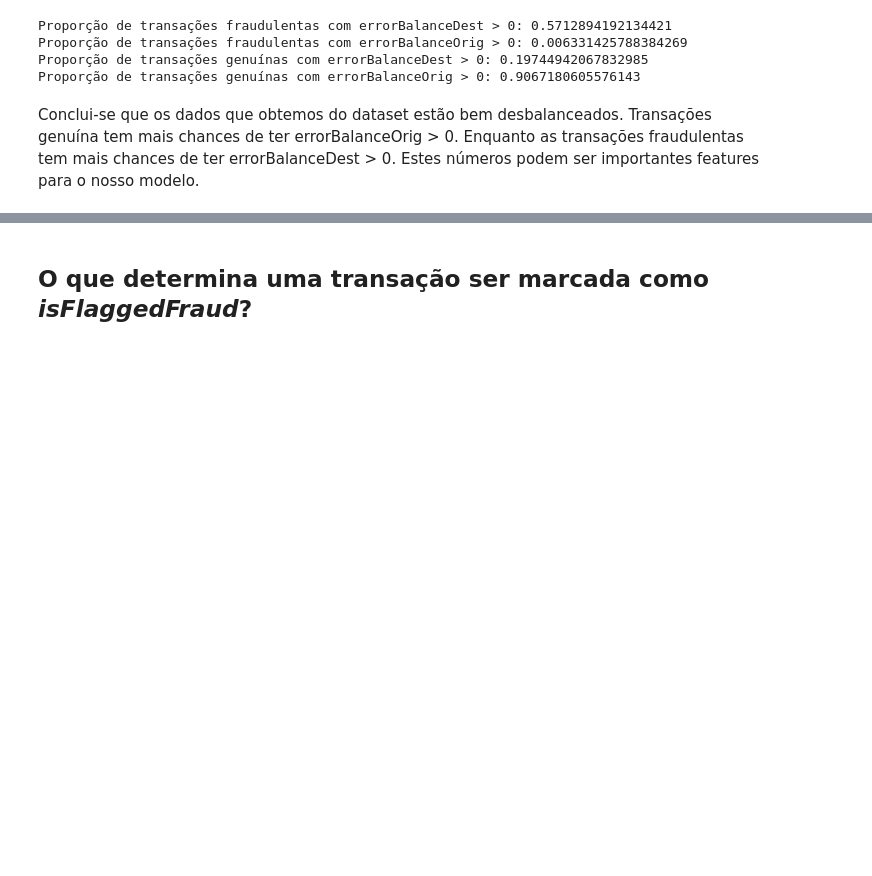
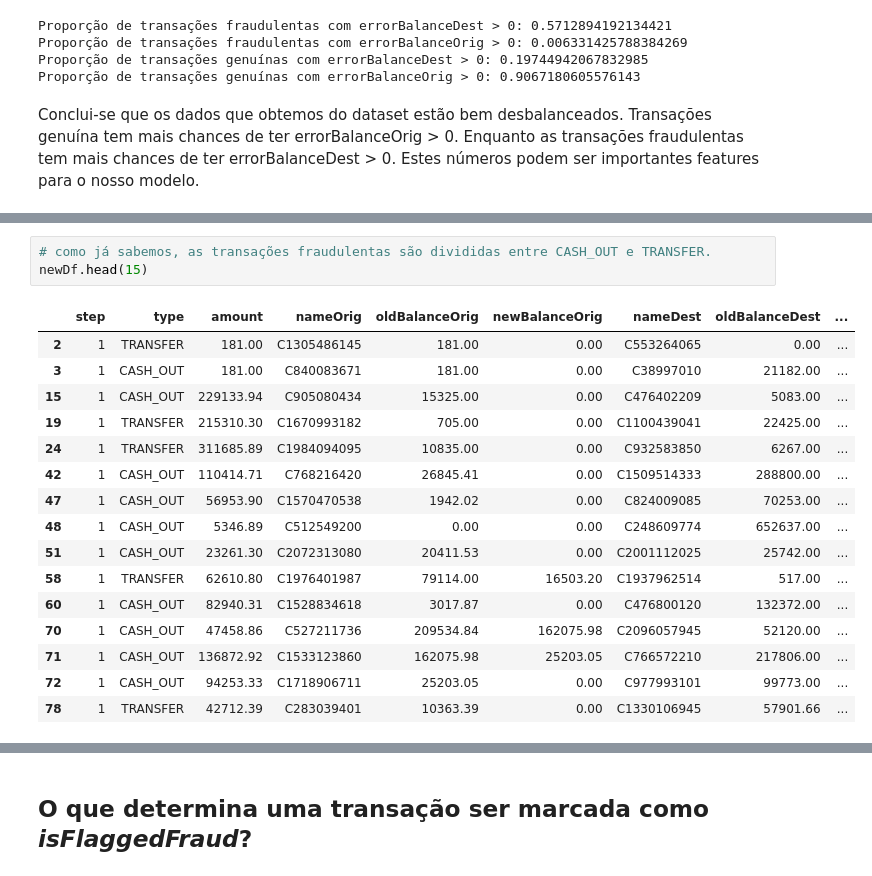
Before and after one commit to victormazevedo/predict-financial-fraud, a Jupyter notebook: Predict_Financial_Fraud.ipynb, the cells around one changed output, grey strips where cells are left out. Drawn from its saved outputs; the diff is of its cells as text; blank space fills up the shorter version.

Commit message:
Check utility of nameDest and nameOrig

```diff
--- a/Predict_Financial_Fraud.ipynb
+++ b/Predict_Financial_Fraud.ipynb
@@ -278,0 +287,20 @@ Estes números podem ser importantes features para o nosso modelo.
+# %%
+# como já sabemos, as transações fraudulentas são divididas entre CASH_OUT e TRANSFER.
+newDf.head(15)
+# %% [output]
+|  | step | type | amount | nameOrig | oldBalanceOrig | newBalanceOrig | nameDest | oldBalanceDest | ... |
+| 2 | 1 | TRANSFER | 181.00 | C1305486145 | 181.00 | 0.00 | C553264065 | 0.00 | ... |
+| 3 | 1 | CASH_OUT | 181.00 | C840083671 | 181.00 | 0.00 | C38997010 | 21182.00 | ... |
+| 15 | 1 | CASH_OUT | 229133.94 | C905080434 | 15325.00 | 0.00 | C476402209 | 5083.00 | ... |
+| 19 | 1 | TRANSFER | 215310.30 | C1670993182 | 705.00 | 0.00 | C1100439041 | 22425.00 | ... |
+| 24 | 1 | TRANSFER | 311685.89 | C1984094095 | 10835.00 | 0.00 | C932583850 | 6267.00 | ... |
+| 42 | 1 | CASH_OUT | 110414.71 | C768216420 | 26845.41 | 0.00 | C1509514333 | 288800.00 | ... |
+| 47 | 1 | CASH_OUT | 56953.90 | C1570470538 | 1942.02 | 0.00 | C824009085 | 70253.00 | ... |
+| 48 | 1 | CASH_OUT | 5346.89 | C512549200 | 0.00 | 0.00 | C248609774 | 652637.00 | ... |
+| 51 | 1 | CASH_OUT | 23261.30 | C2072313080 | 20411.53 | 0.00 | C2001112025 | 25742.00 | ... |
+| 58 | 1 | TRANSFER | 62610.80 | C1976401987 | 79114.00 | 16503.20 | C1937962514 | 517.00 | ... |
+| 60 | 1 | CASH_OUT | 82940.31 | C1528834618 | 3017.87 | 0.00 | C476800120 | 132372.00 | ... |
+| 70 | 1 | CASH_OUT | 47458.86 | C527211736 | 209534.84 | 162075.98 | C2096057945 | 52120.00 | ... |
+| 71 | 1 | CASH_OUT | 136872.92 | C1533123860 | 162075.98 | 25203.05 | C766572210 | 217806.00 | ... |
+| 72 | 1 | CASH_OUT | 94253.33 | C1718906711 | 25203.05 | 0.00 | C977993101 | 99773.00 | ... |
+| 78 | 1 | TRANSFER | 42712.39 | C283039401 | 10363.39 | 0.00 | C1330106945 | 57901.66 | ... |
```
Also changed, not shown: parts of 5 cells of this notebook.
